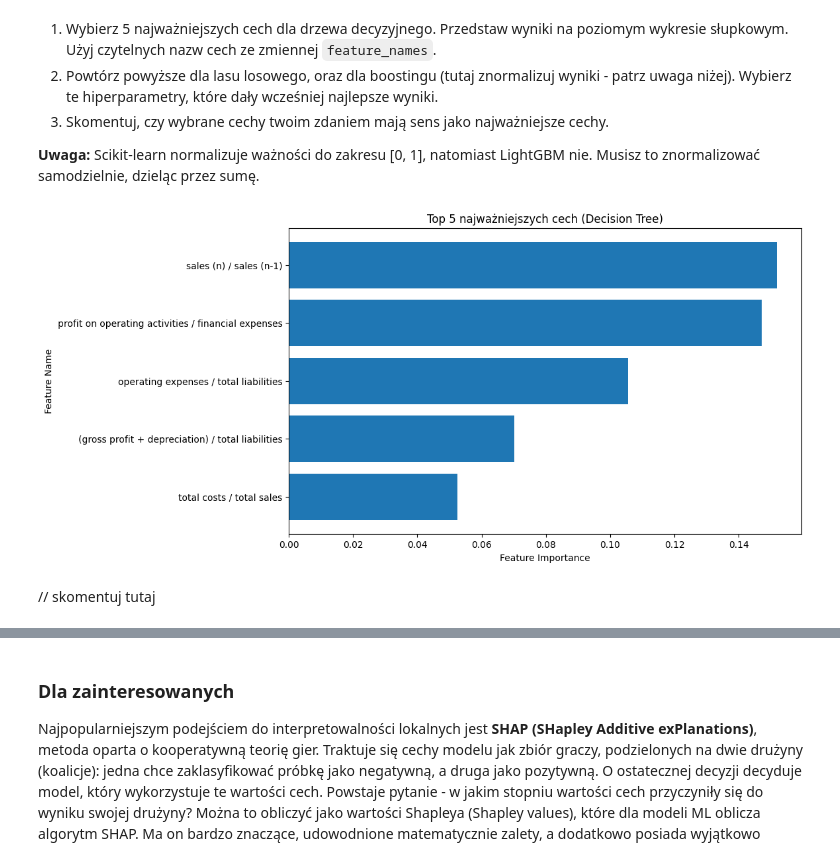
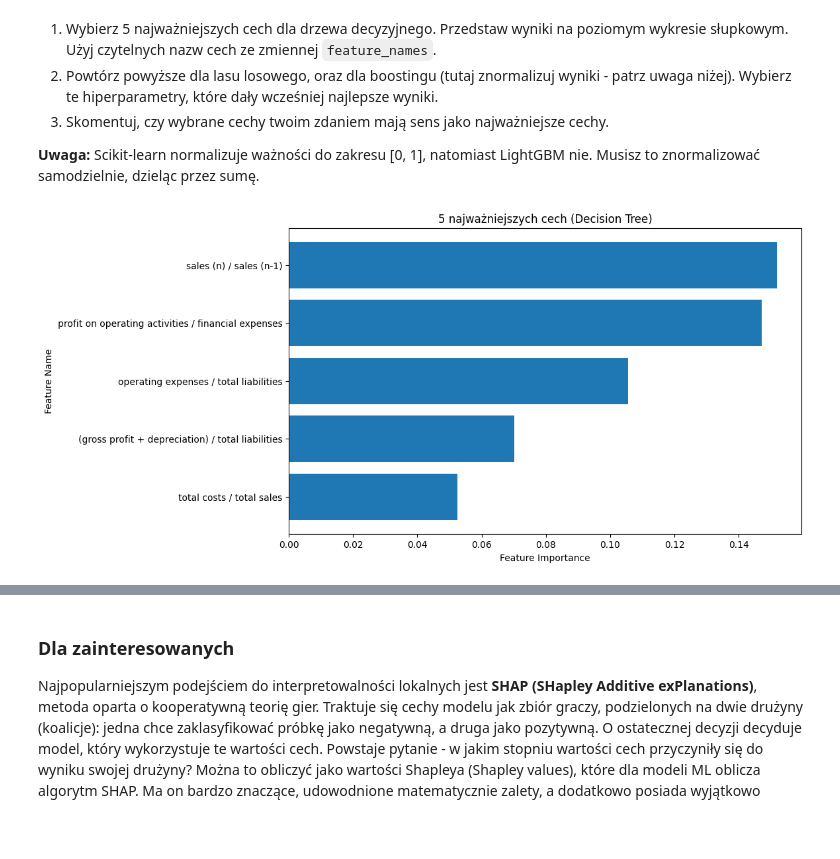
Before and after one commit to memecat5/PSI, a Jupyter notebook: lab2/lab_2.ipynb, the cells around one changed output, grey strips where cells are left out. Cells and saved outputs as stored; diff of their text form; code cells hidden in the pictures; blank space fills up the shorter version.

```diff
--- a/lab2/lab_2.ipynb
+++ b/lab2/lab_2.ipynb
@@ -590,18 +599,18 @@ Ze względu na powyższe, ważności cech normalizuje się często do zakresu [0
 # %%
 import matplotlib.pyplot as plt
 
 top5_tree = sorted(list(zip(tree.feature_importances_, feature_names)))[-5:]
-# print(top5_tree)
 
 importances, names = zip(*top5_tree)
 
-plt.figure(figsize=(10, 6))
-plt.barh(names, importances, align='center')
-plt.xlabel("Feature Importance")
-plt.ylabel("Feature Name")
-plt.title("Top 5 najważniejszych cech (Decision Tree)")
-plt.show()
+def plot_importances(importances, names, title):
+    plt.figure(figsize=(10, 6))
+    plt.barh(names, importances, align='center')
+    plt.xlabel("Feature Importance")
+    plt.ylabel("Feature Name")
+    plt.title(title)
+    plt.show()
+
+plot_importances(importances, names, "5 najważniejszych cech (Decision Tree)")
 # %% [output]
-[figure, old version]
+[figure, new version]
-# %% [markdown]
-// skomentuj tutaj
```
Also changed, not shown: parts of 8 cells of this notebook.
